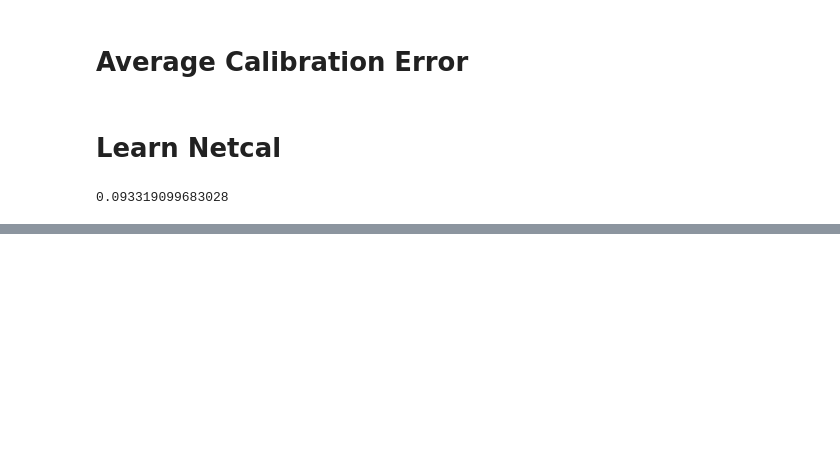
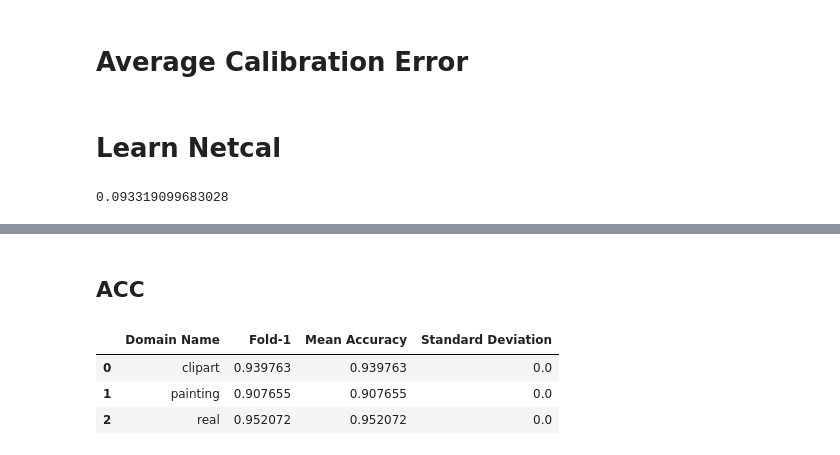
Before and after one commit to TuanAnhNguyen14111998/domain_calibration, a Jupyter notebook: src/notebook/visualize_result.ipynb, the cells around one changed output, grey strips where cells are left out. Drawn from its saved outputs; the diff is of its cells as text; code cells hidden in the pictures; blank space fills up the shorter version.

```diff
--- a/src/notebook/visualize_result.ipynb
+++ b/src/notebook/visualize_result.ipynb
@@ -1217,0 +1296,2 @@ Deprecated in NumPy 1.20; for more details and guidance: https://numpy.org/devdo
+# %% [markdown]
+## ACC
@@ -1217,0 +1372,43 @@ Deprecated in NumPy 1.20; for more details and guidance: https://numpy.org/devdo
+# %%
+for domain in dictionary_metrics:
+    train_paths = f"/Users/tuananh/tuananh/domain_calibration/experiments/{dataset_name}/{domain}/*_train_history.txt"
+    train_text_paths = glob.glob(train_paths)
+
+    val_paths = f"/Users/tuananh/tuananh/domain_calibration/experiments/{dataset_name}/{domain}/*_val_history.txt"
+    val_text_paths = glob.glob(val_paths)
+
+    dictionary_metrics[domain] = get_metrics(train_text_paths, val_text_paths)
+# %%
+def report_result(df):
+    keys = ["fold_0"]
+    optimize_values = []
+    for key in keys:
+        optimize_values.append(df[key].max())
+
+    return optimize_values
+# %%
+# tap training
+dictionary = {
+    "Domain Name": [],
+    "Fold-1": [],
+    "Mean Accuracy": [],
+    "Standard Deviation": [],
+}
+for domain_name in domain_names:
+    optimize_values = report_result(dictionary_metrics[domain_name][2])
+    mean_value = np.mean(optimize_values)
+    std_values = np.std(optimize_values)
+
+    dictionary['Domain Name'].append(domain_name)
+    dictionary['Mean Accuracy'].append(mean_value)
+    dictionary['Standard Deviation'].append(std_values)
+    dictionary['Fold-1'].append(optimize_values[0])
+
+path_save = f"/Users/tuananh/tuananh/domain_calibration/experiments/{dataset_name}/result_visualize/train_metrics.csv"
+pd.DataFrame(dictionary).to_csv(path_save, index=False)
+pd.DataFrame(dictionary)
+# %% [output]
+|  | Domain Name | Fold-1 | Mean Accuracy | Standard Deviation |
+| 0 | clipart | 0.939763 | 0.939763 | 0.0 |
+| 1 | painting | 0.907655 | 0.907655 | 0.0 |
+| 2 | real | 0.952072 | 0.952072 | 0.0 |
```
Also changed, not shown: parts of 13 cells of this notebook.
